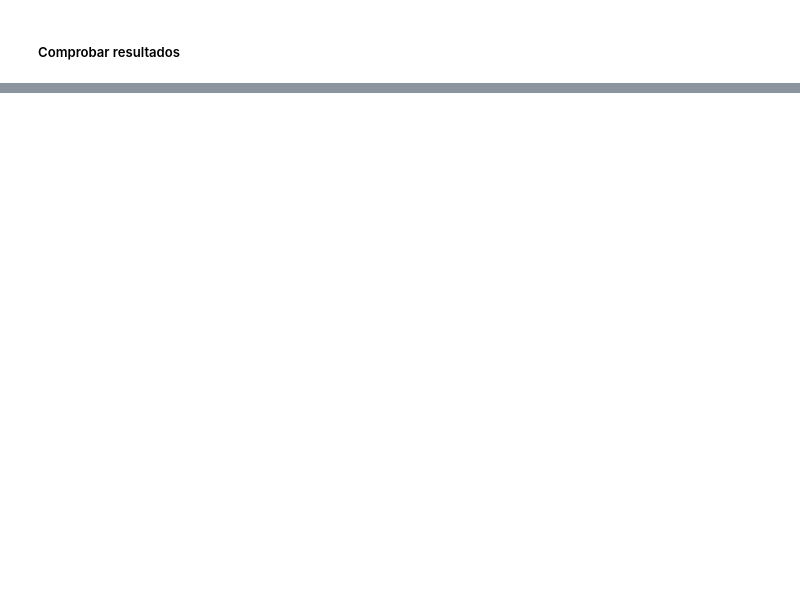
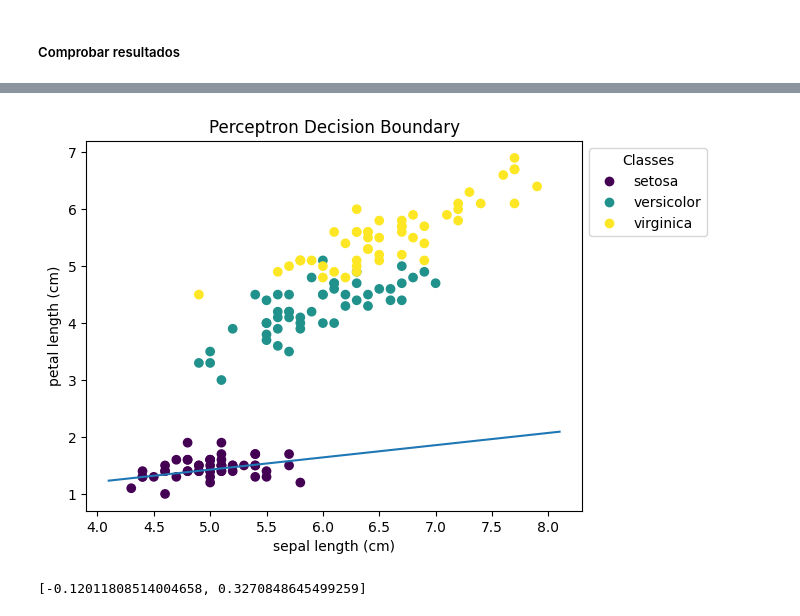
Before and after one commit to Cachaza/IA_LAB02_MLP, a Jupyter notebook: L2P1-Perceptron.ipynb, the cells around one changed output, grey strips where cells are left out. Drawn from its saved outputs; the diff is of its cells as text; code cells hidden in the pictures; blank space fills up the shorter version.

```diff
--- a/L2P1-Perceptron.ipynb
+++ b/L2P1-Perceptron.ipynb
@@ -246,0 +330,7 @@ resultados, indices_test
+# %%
+iris_entrenamiento = tf.Variable(iris_trainAll.iloc[:, [0,1, 2, 4]].values)
+iris_test = tf.Variable(iris_testAll.iloc[:, [0, 1, 2, 4]].values)
+# %%
+pesosIniciales2 = tf.Variable(
+        tf.random.normal([3, 1], dtype=tf.double))
+pesosIniciales2
@@ -246,0 +342,14 @@ resultados, indices_test
+# %%
+datos_entrenamiento2 = iris_entrenamiento[:, :-1]
+target_entrenamiento2 = iris_entrenamiento[:, -1]
+epochs = 40
+
+datos_test2 = iris_test[:, :-1]
+indices_test2 = iris_test[:, -1]
+
+# Lista de learning rates
+learning_rates = [0.01, 0.05, 0.1, 0.5, 1.0]
+
+learning_rate = 0.1
+perceptron2 = Perceptron(Step(umbral), pesosIniciales2)
+perceptron2.fit(datos_entrenamiento2, target_entrenamiento2, epochs, learning_rate=learning_rate)
@@ -246,0 +400,24 @@ resultados, indices_test
+# %%
+w = perceptron2.weights
+b = perceptron2.bias
+_, ax = plt.subplots()
+dataEnseñar = iris.data[:, [0, 2]]
+scatter = ax.scatter(dataEnseñar[:, 0], dataEnseñar[:, 1], c=iris.target)
+
+x_values = [np.min(dataEnseñar[:, 0] - 0.2), np.max(dataEnseñar[:, 0] + 0.2)]
+y_values = - (w[0] * x_values + b) / w[1]
+plt.plot(x_values, y_values, label='Decision Boundary')
+
+
+ax.set(xlabel=iris.feature_names[0], ylabel=iris.feature_names[2], title="Perceptron Decision Boundary" )
+_ = ax.legend(
+
+    scatter.legend_elements()[0], iris.target_names, loc="upper left", title="Classes", bbox_to_anchor=(1, 1)
+
+)
+# %% [output]
+[figure, added]
+# %%
+x_values2
+# %% [output]
+[-0.12011808514004658, 0.3270848645499259]
```
Also changed, not shown: parts of 26 cells of this notebook.
